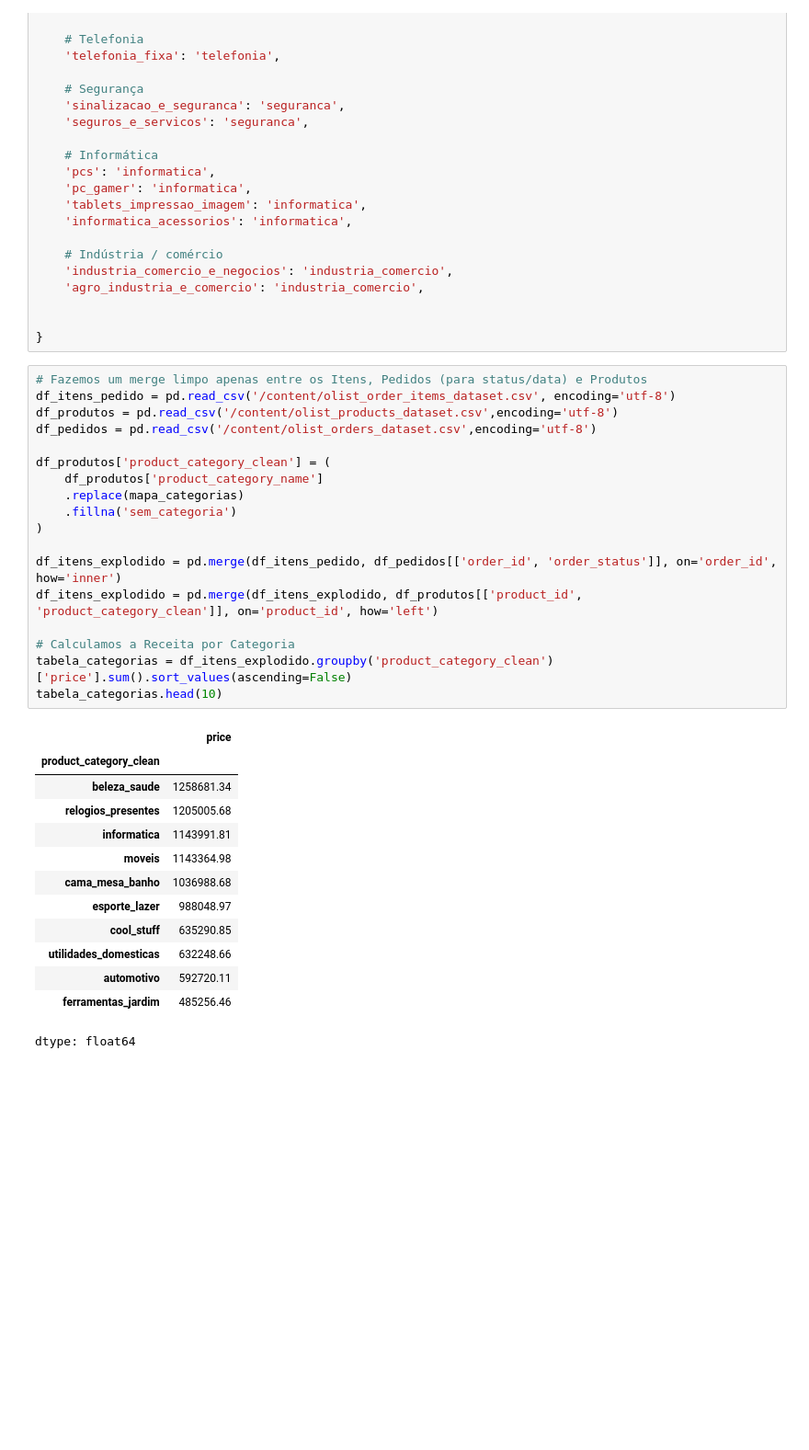
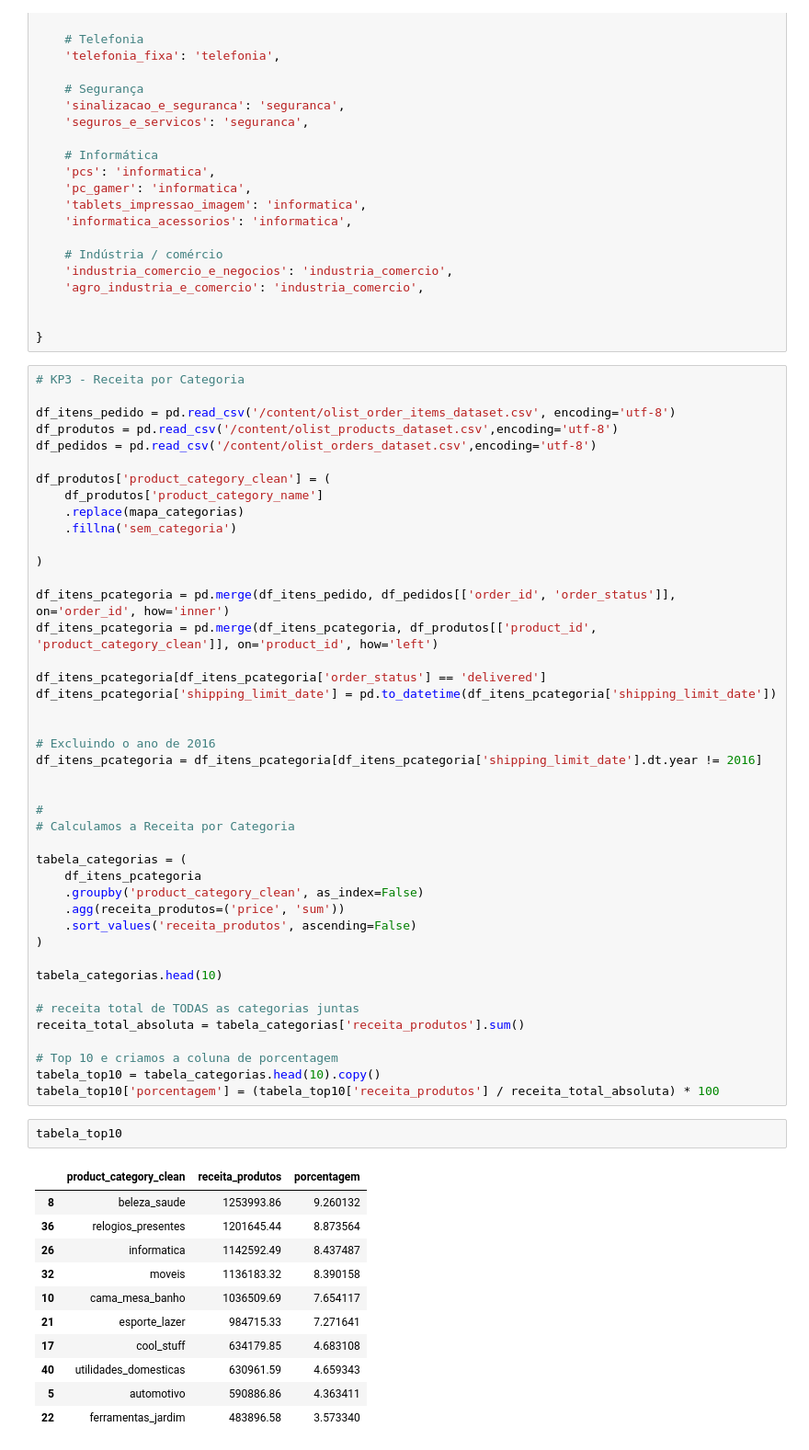
Before and after one commit to evellynjardini/Data-Analytics---Grupo-24, a Jupyter notebook: 1 - Projeto-Olist-KPIs/notebooks/Receita.ipynb, the cells around one changed output. Shown at 92% size. Saved outputs shown, nothing was run; the diff lists cells and outputs as text; blank space fills up the shorter version.

```diff
--- a/1 - Projeto-Olist-KPIs/notebooks/Receita.ipynb
+++ b/1 - Projeto-Olist-KPIs/notebooks/Receita.ipynb
@@ -728,7 +564,8 @@ mapa_categorias = {
 
 }
 # %%
-# Fazemos um merge limpo apenas entre os Itens, Pedidos (para status/data) e Produtos
+# KP3 - Receita por Categoria
+
 df_itens_pedido = pd.read_csv('/content/olist_order_items_dataset.csv', encoding='utf-8')
 df_produtos = pd.read_csv('/content/olist_products_dataset.csv',encoding='utf-8')
 df_pedidos = pd.read_csv('/content/olist_orders_dataset.csv',encoding='utf-8')
@@ -737,25 +574,49 @@ df_produtos['product_category_clean'] = (
     df_produtos['product_category_name']
     .replace(mapa_categorias)
     .fillna('sem_categoria')
+
 )
 
-df_itens_explodido = pd.merge(df_itens_pedido, df_pedidos[['order_id', 'order_status']], on='order_id', how='inner')
-df_itens_explodido = pd.merge(df_itens_explodido, df_produtos[['product_id', 'product_category_clean']], on='product_id', how='left')
+df_itens_pcategoria = pd.merge(df_itens_pedido, df_pedidos[['order_id', 'order_status']], on='order_id', how='inner')
+df_itens_pcategoria = pd.merge(df_itens_pcategoria, df_produtos[['product_id', 'product_category_clean']], on='product_id', how='left')
 
+df_itens_pcategoria[df_itens_pcategoria['order_status'] == 'delivered']
+df_itens_pcategoria['shipping_limit_date'] = pd.to_datetime(df_itens_pcategoria['shipping_limit_date'])
+
+
+# Excluindo o ano de 2016
+df_itens_pcategoria = df_itens_pcategoria[df_itens_pcategoria['shipping_limit_date'].dt.year != 2016]
+
+
+#
 # Calculamos a Receita por Categoria
-tabela_categorias = df_itens_explodido.groupby('product_category_clean')['price'].sum().sort_values(ascending=False)
+
+tabela_categorias = (
+    df_itens_pcategoria
+    .groupby('product_category_clean', as_index=False)
+    .agg(receita_produtos=('price', 'sum'))
+    .sort_values('receita_produtos', ascending=False)
+)
+
 tabela_categorias.head(10)
+
+# receita total de TODAS as categorias juntas
+receita_total_absoluta = tabela_categorias['receita_produtos'].sum()
+
+# Top 10 e criamos a coluna de porcentagem
+tabela_top10 = tabela_categorias.head(10).copy()
+tabela_top10['porcentagem'] = (tabela_top10['receita_produtos'] / receita_total_absoluta) * 100
-# %% [output]
-|  | price |
-| product_category_clean |  |
-| beleza_saude | 1258681.34 |
-| relogios_presentes | 1205005.68 |
-| informatica | 1143991.81 |
-| moveis | 1143364.98 |
-| cama_mesa_banho | 1036988.68 |
-| esporte_lazer | 988048.97 |
-| cool_stuff | 635290.85 |
-| utilidades_domesticas | 632248.66 |
-| automotivo | 592720.11 |
-| ferramentas_jardim | 485256.46 |
-dtype: float64
+# %%
+tabela_top10
+# %% [output]
+|  | product_category_clean | receita_produtos | porcentagem |
+| 8 | beleza_saude | 1253993.86 | 9.260132 |
+| 36 | relogios_presentes | 1201645.44 | 8.873564 |
+| 26 | informatica | 1142592.49 | 8.437487 |
+| 32 | moveis | 1136183.32 | 8.390158 |
+| 10 | cama_mesa_banho | 1036509.69 | 7.654117 |
+| 21 | esporte_lazer | 984715.33 | 7.271641 |
+| 17 | cool_stuff | 634179.85 | 4.683108 |
+| 40 | utilidades_domesticas | 630961.59 | 4.659343 |
+| 5 | automotivo | 590886.86 | 4.363411 |
+| 22 | ferramentas_jardim | 483896.58 | 3.573340 |
```
Also changed, not shown: parts of 13 cells of this notebook.
